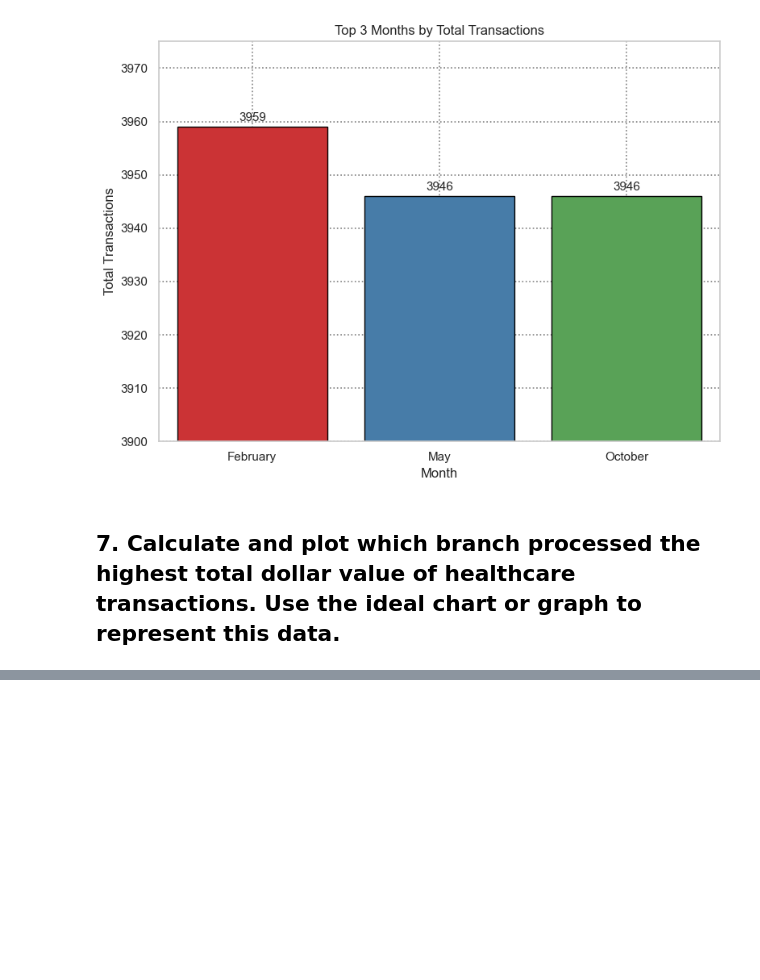
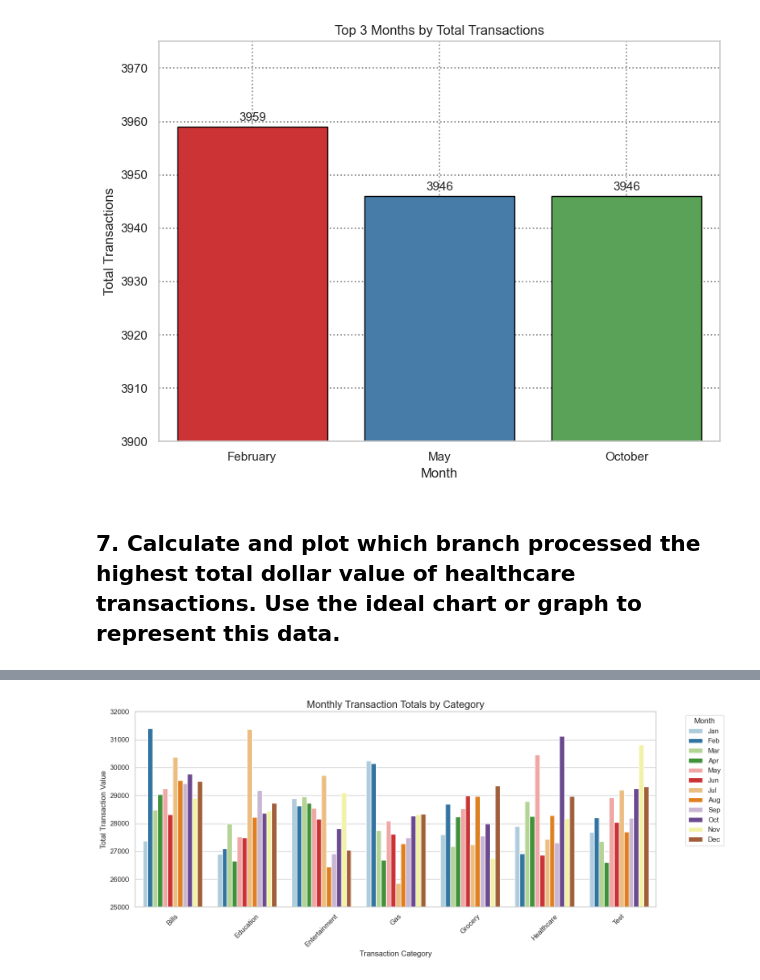
Before and after one commit to juanHunOfficial/data_capstone_proj, a Jupyter notebook: final_code/test_visuals.ipynb, the cells around one changed output, grey strips where cells are left out. Cells and saved outputs as stored; diff of their text form; code cells hidden in the pictures; blank space fills up the shorter version.

```diff
--- a/final_code/test_visuals.ipynb
+++ b/final_code/test_visuals.ipynb
@@ -284,0 +285,35 @@ plot_healthcare_transactions(cursor)
+# %%
+def test_visual_one(cursor: object) -> None:
+    cursor.execute(
+        """
+            select month(timeid), transaction_type, sum(transaction_value)
+            from cdw_sapp_credit_card
+            group by month(timeid), transaction_type
+            order by month(timeid);
+        """
+    )
+
+    df = pd.DataFrame(cursor.fetchall(), columns=["Month", "Category", "Monthly Total"])
+
+     # Set plot style
+    sns.set_theme(style="whitegrid")
+
+    # Convert month number to string name
+    df["Month"] = df["Month"].apply(lambda x: pd.to_datetime(f'2024-{x}-01').strftime('%b'))
+
+    # Plot
+    plt.figure(figsize=(14, 6))
+    ax=sns.barplot(data=df, x="Category", y="Monthly Total", hue="Month", palette="Paired")
+
+    plt.title("Monthly Transaction Totals by Category", fontsize=16)
+    plt.xlabel("Transaction Category")
+    plt.ylabel("Total Transaction Value")
+    plt.xticks(rotation=45)
+    ax.set_ylim(25000, 32000)
+    plt.legend(title="Month", bbox_to_anchor=(1.05, 1), loc='upper left')
+    plt.tight_layout()
+    plt.show()
+
+test_visual_one(cursor)
+# %% [output]
+[figure, added]
```
Also changed, not shown: parts of 5 cells of this notebook, 3 other files.
